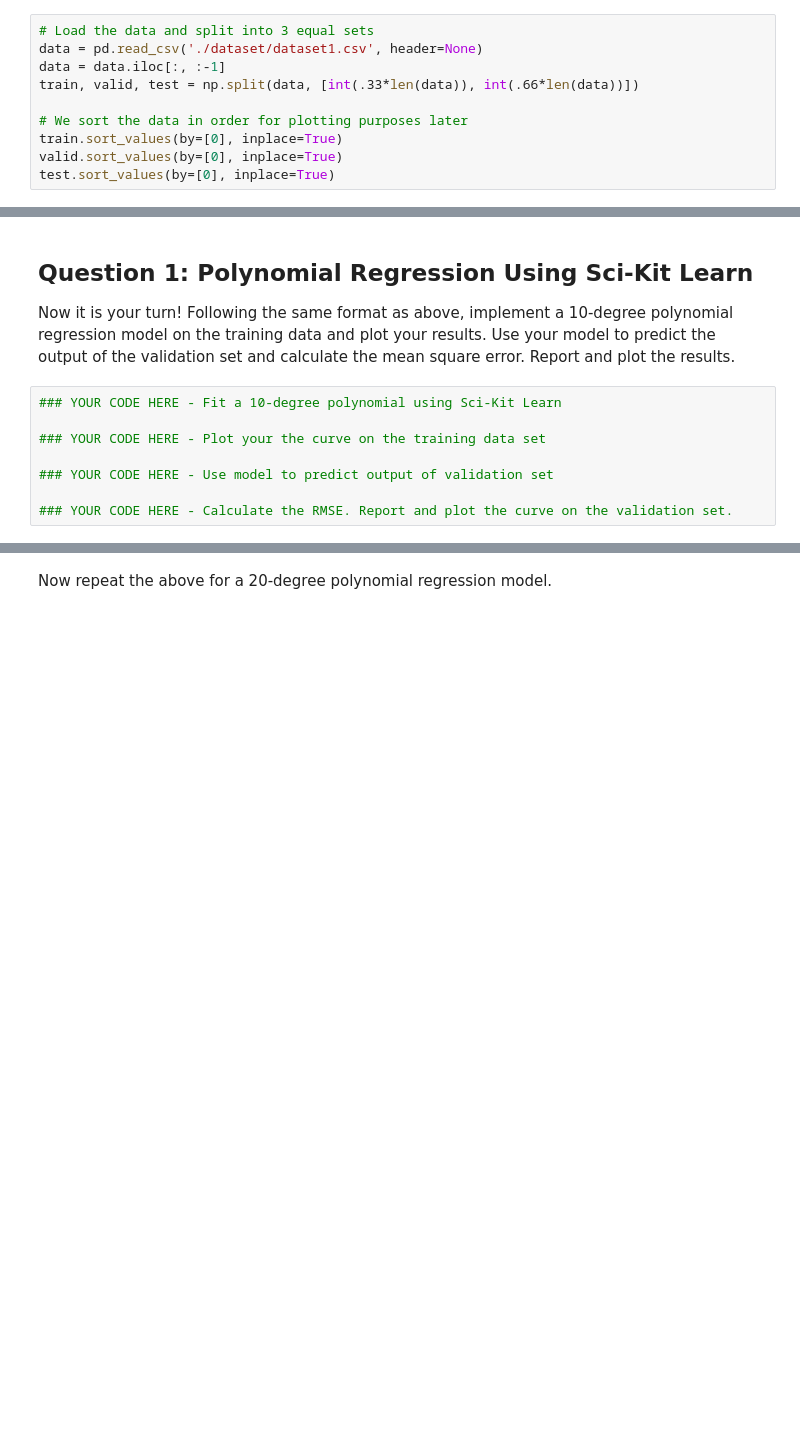
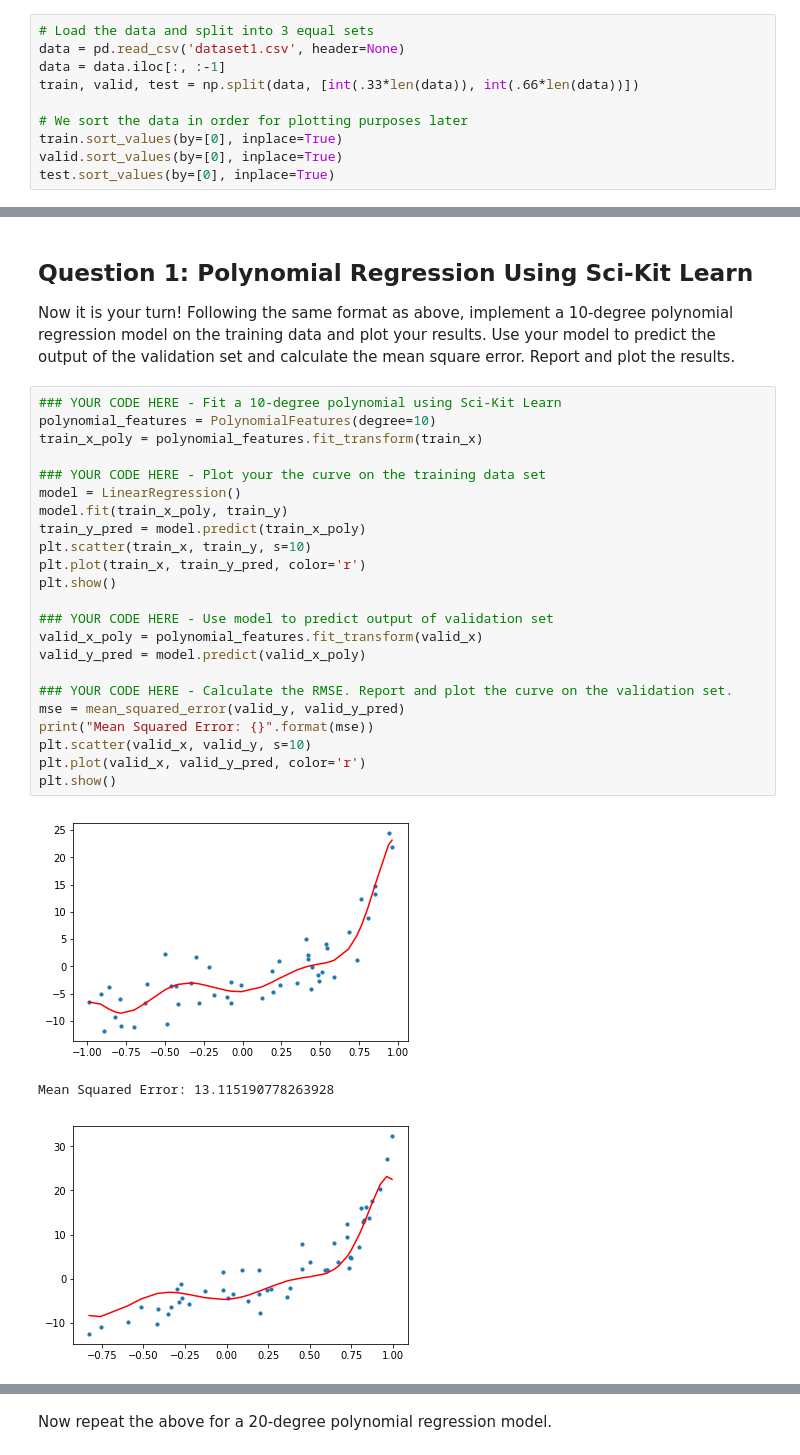
Before and after one commit to tiff-wang/TechX-homework-solutions, a Jupyter notebook: Assignment-Solutions/Assignment4/Assignment4-LinearRegression.ipynb, the cells around one changed output, grey strips where cells are left out. Cells and saved outputs as stored; diff of their text form; blank space fills up the shorter version.

```diff
--- a/Assignment-Solutions/Assignment4/Assignment4-LinearRegression.ipynb
+++ b/Assignment-Solutions/Assignment4/Assignment4-LinearRegression.ipynb
@@ -30,7 +32,7 @@ In the section below, we load the csv file and split the data randomnly into 3 e
 *Note that in practice, we usually aim for around a 70-20-10 split for train, valid, and test respectively, but due to limited data in our case, we will do an even split in order to have sufficient data for evaluation*
 # %%
 # Load the data and split into 3 equal sets
-data = pd.read_csv('./dataset/dataset1.csv', header=None)
+data = pd.read_csv('dataset1.csv', header=None)
 data = data.iloc[:, :-1]
 train, valid, test = np.split(data, [int(.33*len(data)), int(.66*len(data))])
 
@@ -122,12 +124,31 @@ Mean Squared Error: 20.485214511024225
 Now it is your turn! Following the same format as above, implement a 10-degree polynomial regression model on the training data and plot your results. Use your model to predict the output of the validation set and calculate the mean square error. Report and plot the results.
 # %%
 ### YOUR CODE HERE - Fit a 10-degree polynomial using Sci-Kit Learn
+polynomial_features = PolynomialFeatures(degree=10)
+train_x_poly = polynomial_features.fit_transform(train_x)
 
 ### YOUR CODE HERE - Plot your the curve on the training data set
+model = LinearRegression()
+model.fit(train_x_poly, train_y)
+train_y_pred = model.predict(train_x_poly)
+plt.scatter(train_x, train_y, s=10)
+plt.plot(train_x, train_y_pred, color='r')
+plt.show()
 
 ### YOUR CODE HERE - Use model to predict output of validation set
+valid_x_poly = polynomial_features.fit_transform(valid_x)
+valid_y_pred = model.predict(valid_x_poly)
 
 ### YOUR CODE HERE - Calculate the RMSE. Report and plot the curve on the validation set.
+mse = mean_squared_error(valid_y, valid_y_pred)
+print("Mean Squared Error: {}".format(mse))
+plt.scatter(valid_x, valid_y, s=10)
+plt.plot(valid_x, valid_y_pred, color='r')
+plt.show()
+# %% [output]
+[figure, added]
+Mean Squared Error: 13.115190778263928
+[figure, added]
 # %% [markdown]
 #### Did the root mean squared error go up or down as compared to the 2-degree polynomial curve? Why do you think this is the case?
 
```
Also changed, not shown: parts of 10 cells of this notebook.
